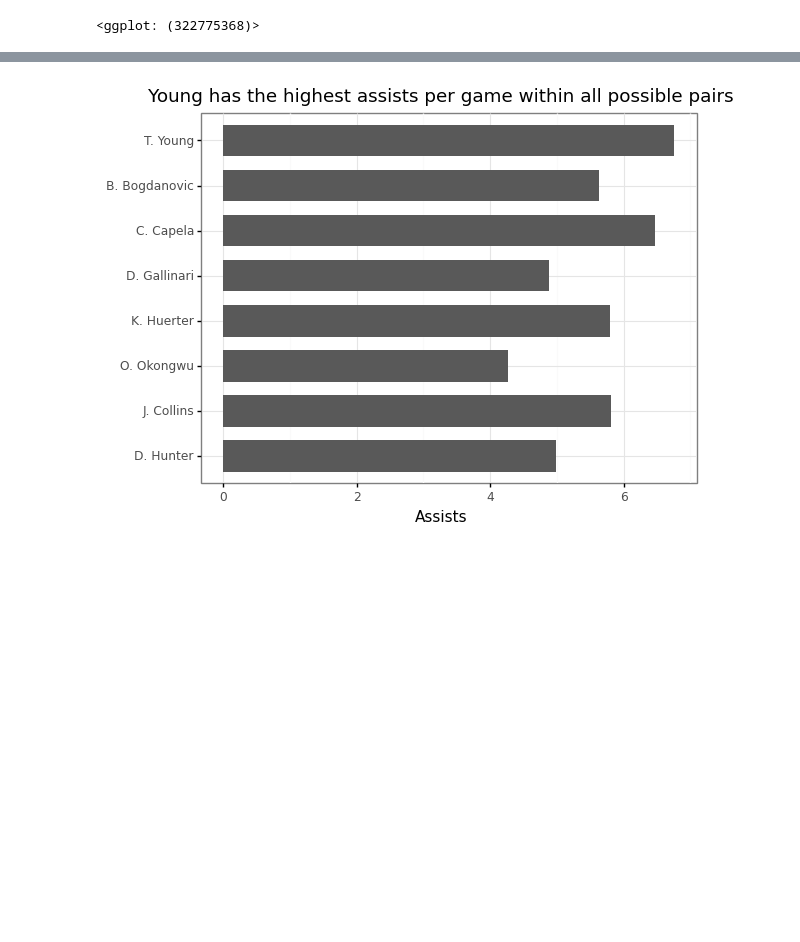
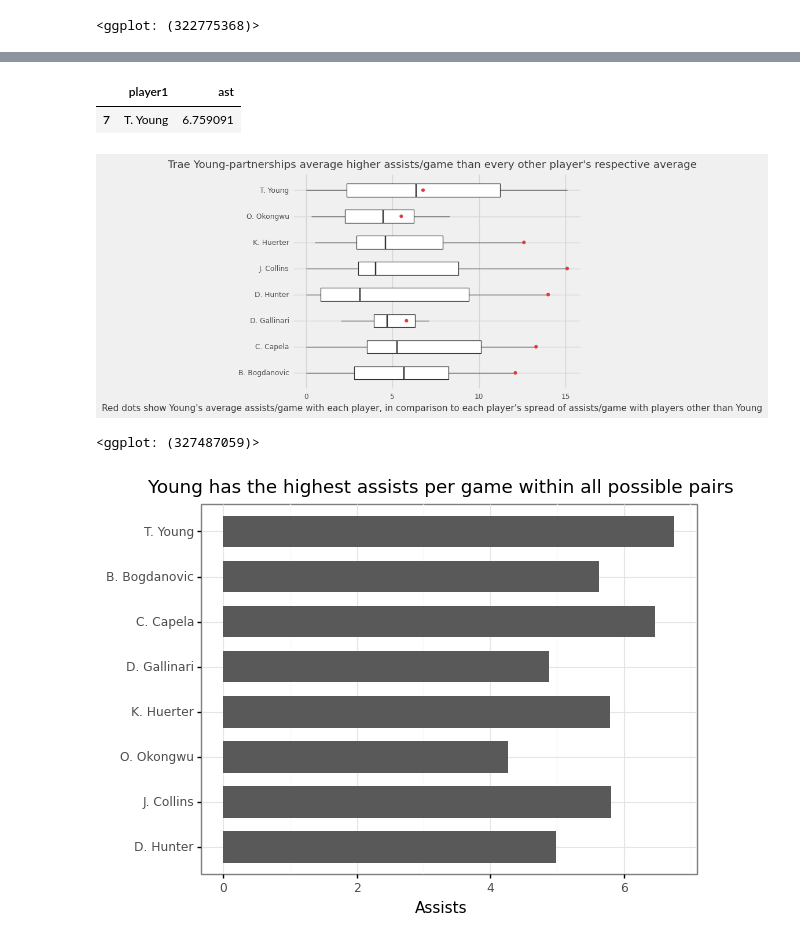
Before and after one commit to jessieblaeser/Trae-Young-Impact, a Jupyter notebook: analysis/Assessing lineups, 2021-22 season.ipynb, the cells around one changed output, grey strips where cells are left out. Cells and saved outputs as stored; diff of their text form; code cells hidden in the pictures; blank space fills up the shorter version.

```diff
--- a/analysis/Assessing lineups, 2021-22 season.ipynb
+++ b/analysis/Assessing lineups, 2021-22 season.ipynb
@@ -559,3 +552,34 @@ top_players = df[(df.player1.str.contains('Young'))\
+# %%
+top_players.head()
+top_players[top_players.trae == 1]
+working_df = top_players[['group_name', 'pts', 'ast', 'reb', 'player1', 'player2', 'trae']].copy()
+working_df.head()
+annotations = working_df[working_df.trae == 1].groupby(by='player1').ast.mean()
+annotations = annotations.to_frame().reset_index()
+annotations[annotations['player1']=='T. Young']
+# %% [output]
+|  | player1 | ast |
+| 7 | T. Young | 6.759091 |
+# %%
+chart = (
+    ggplot(top_players, aes(x='player1', y='ast'))
+    + coord_flip()
+    + geom_boxplot(position = position_dodge2(padding = .9), width = 0.5)
+    + geom_point(annotations, color='#E03A3E')
+  #  + geom_text(annotations, label='player1', ha='left', nudge_x=1000)
+    + theme_538()
+   # + stat_summary(geom='point', fun_y=np.max, color='red')
+    + labs(
+            title = "Trae Young-partnerships average higher assists/game than every other player's respective average",
+            y = "Red dots show Young's average assists/game with each player, in comparison to each player's spread of assists/game with players other than Young",
+            x = '')
+
+)
+chart.save("boxplot_ast.png")
+chart
+# %% [output]
+[figure, added]
+<ggplot: (327487059)>
 # %%
 import numpy as np
 
```
Also changed, not shown: parts of 12 cells of this notebook, 7 other files.
